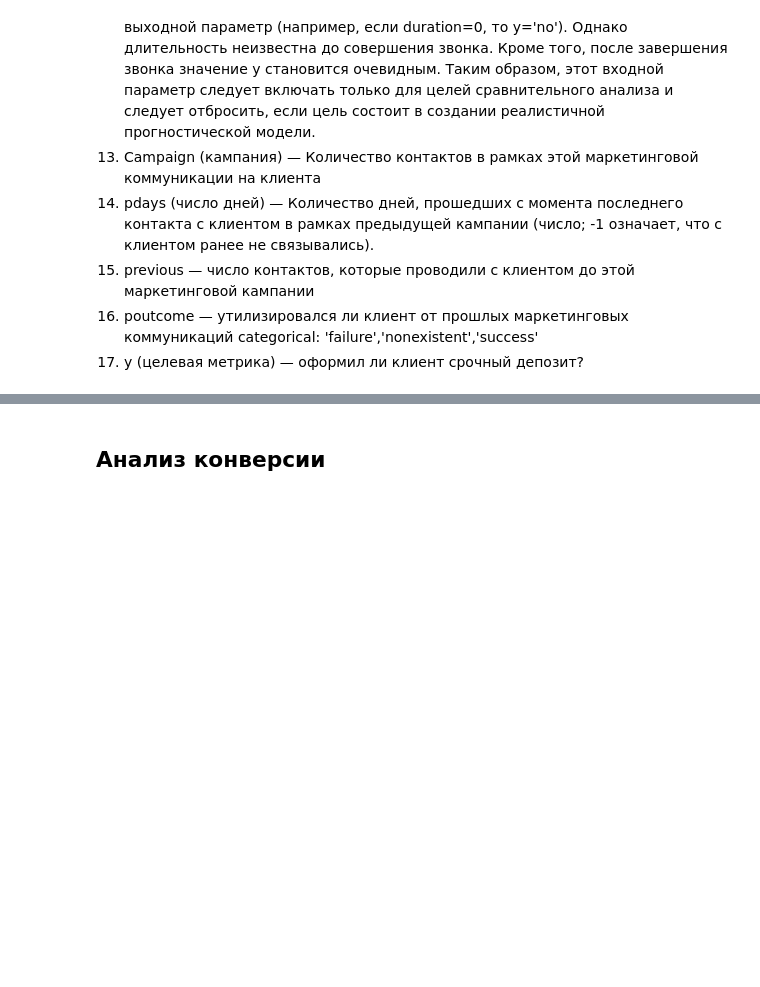
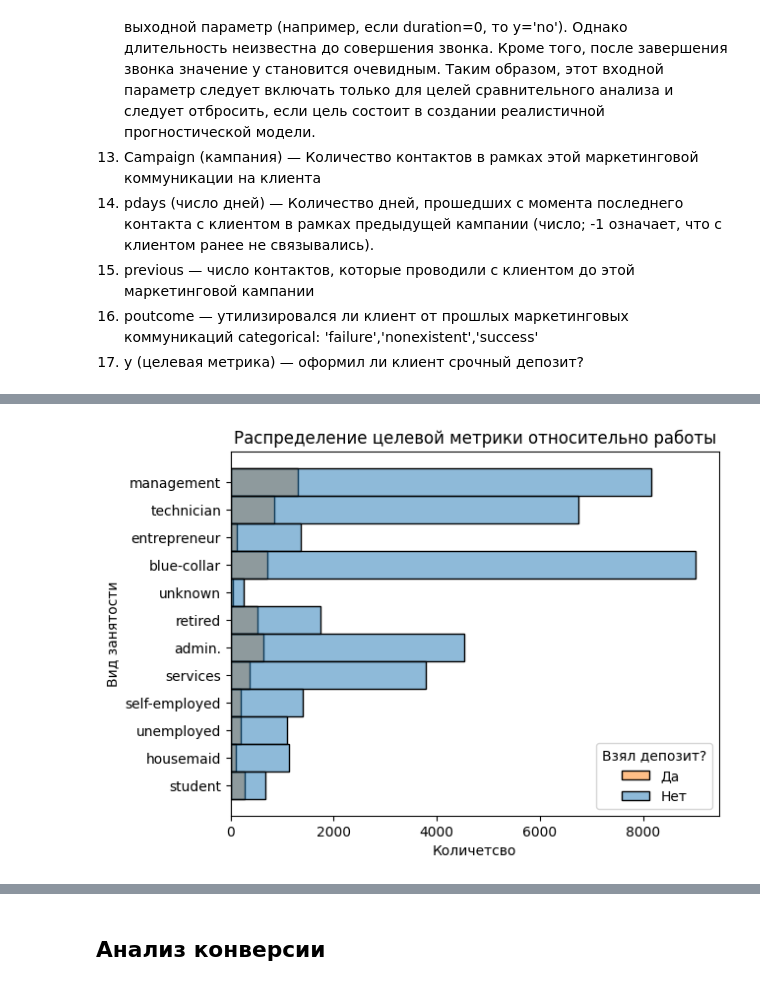
Before and after one commit to PieceOfBulka/gp_4, a Jupyter notebook: part_2.ipynb, the cells around one changed output, grey strips where cells are left out. Saved outputs shown, nothing was run; the diff lists cells and outputs as text; code cells hidden in the pictures; blank space fills up the shorter version.

```diff
--- a/part_2.ipynb
+++ b/part_2.ipynb
@@ -280,0 +292,9 @@ df.drop(columns=['y'])
+# %%
+sns.histplot(data=df, y='job', hue='y')
+plt.title('Распределение целевой метрики относительно работы')
+plt.xlabel('Количетсво')
+plt.ylabel('Вид занятости')
+plt.legend(title='Взял депозит?', labels=['Да','Нет'])
+plt.show()
+# %% [output]
+[figure, added]
```
Also changed, not shown: parts of 66 cells of this notebook, 2 other files.
